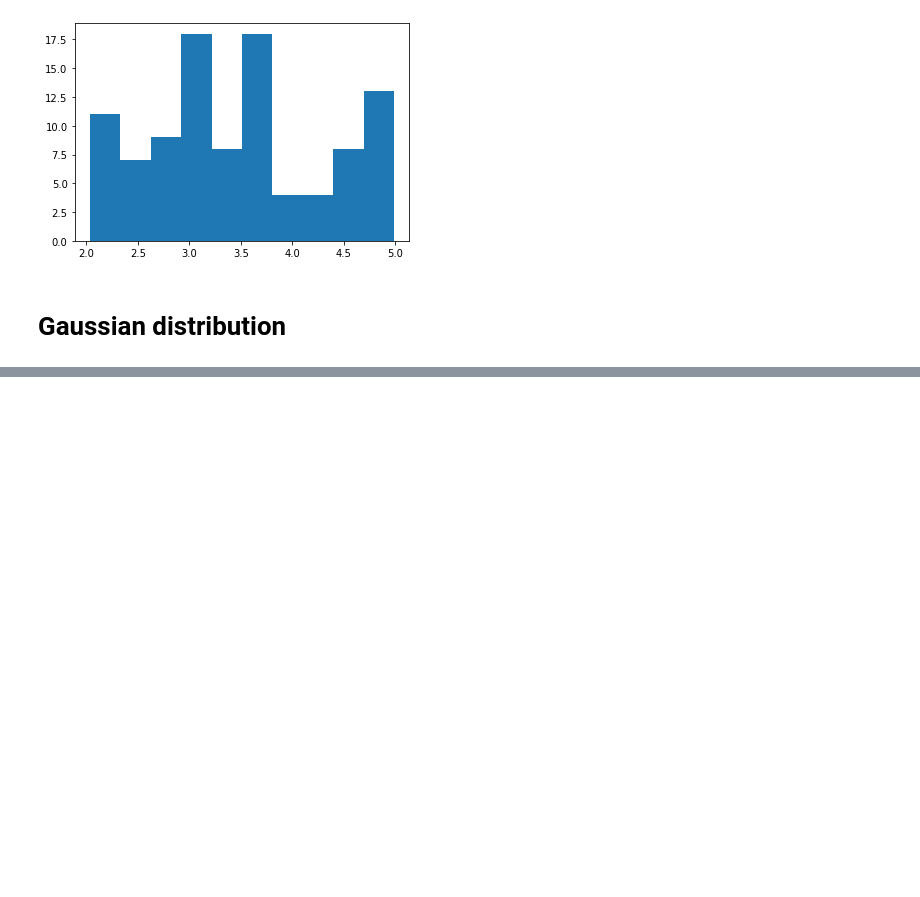
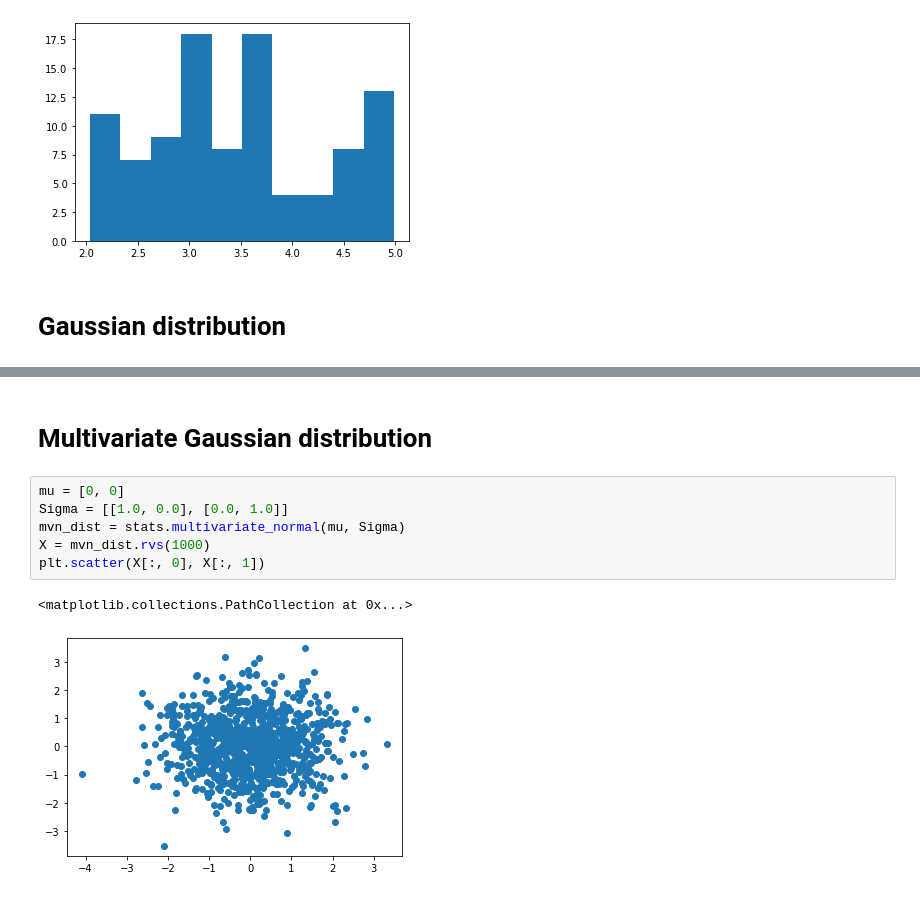
Before and after one commit to speed1313/PythonBayesianMLBook, a Jupyter notebook: chapter1/1_3_代表的な確率分布.ipynb, the cells around one changed output, grey strips where cells are left out. Saved outputs shown, nothing was run; the diff lists cells and outputs as text; blank space fills up the shorter version.

```diff
--- a/chapter1/1_3_代表的な確率分布.ipynb
+++ b/chapter1/1_3_代表的な確率分布.ipynb
@@ -155,0 +180,11 @@ plt.hist(X, bins=10)
+# %% [markdown]
+# Multivariate Gaussian distribution
+# %%
+mu = [0, 0]
+Sigma = [[1.0, 0.0], [0.0, 1.0]]
+mvn_dist = stats.multivariate_normal(mu, Sigma)
+X = mvn_dist.rvs(1000)
+plt.scatter(X[:, 0], X[:, 1])
+# %% [output]
+<matplotlib.collections.PathCollection at 0x...>
+[figure, added]
```
Also changed, not shown: parts of 25 cells of this notebook.
